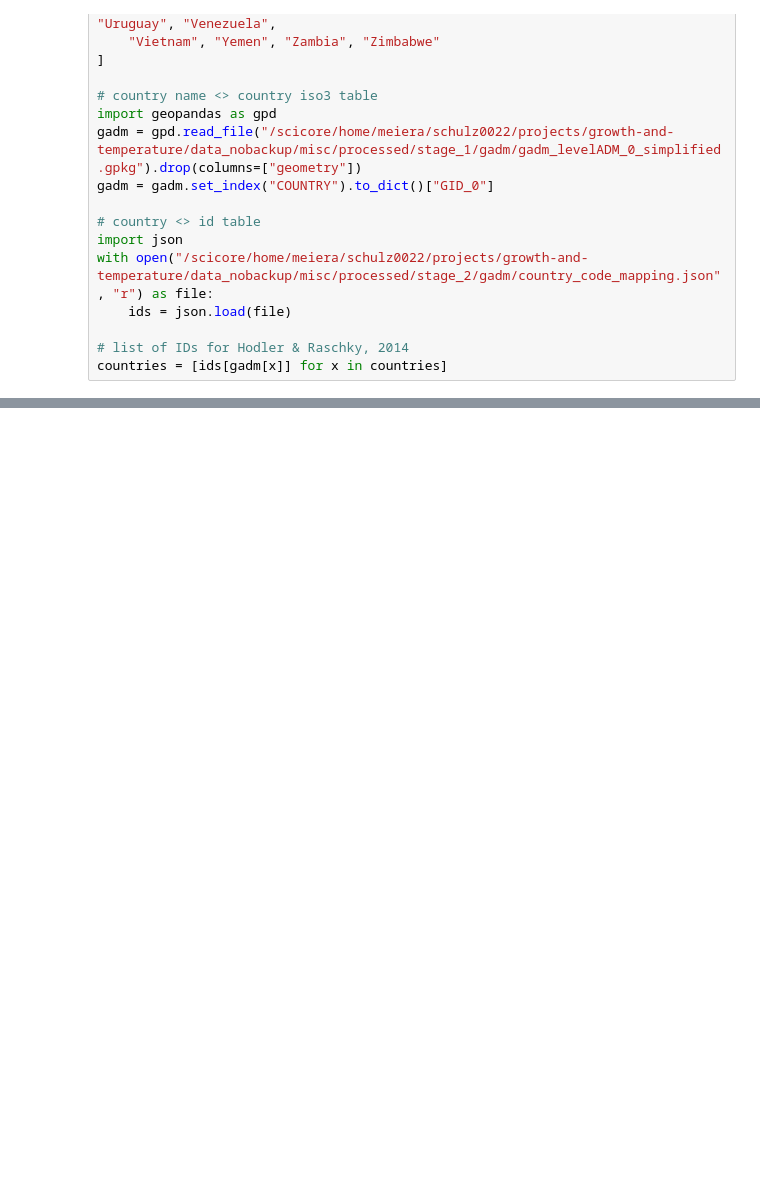
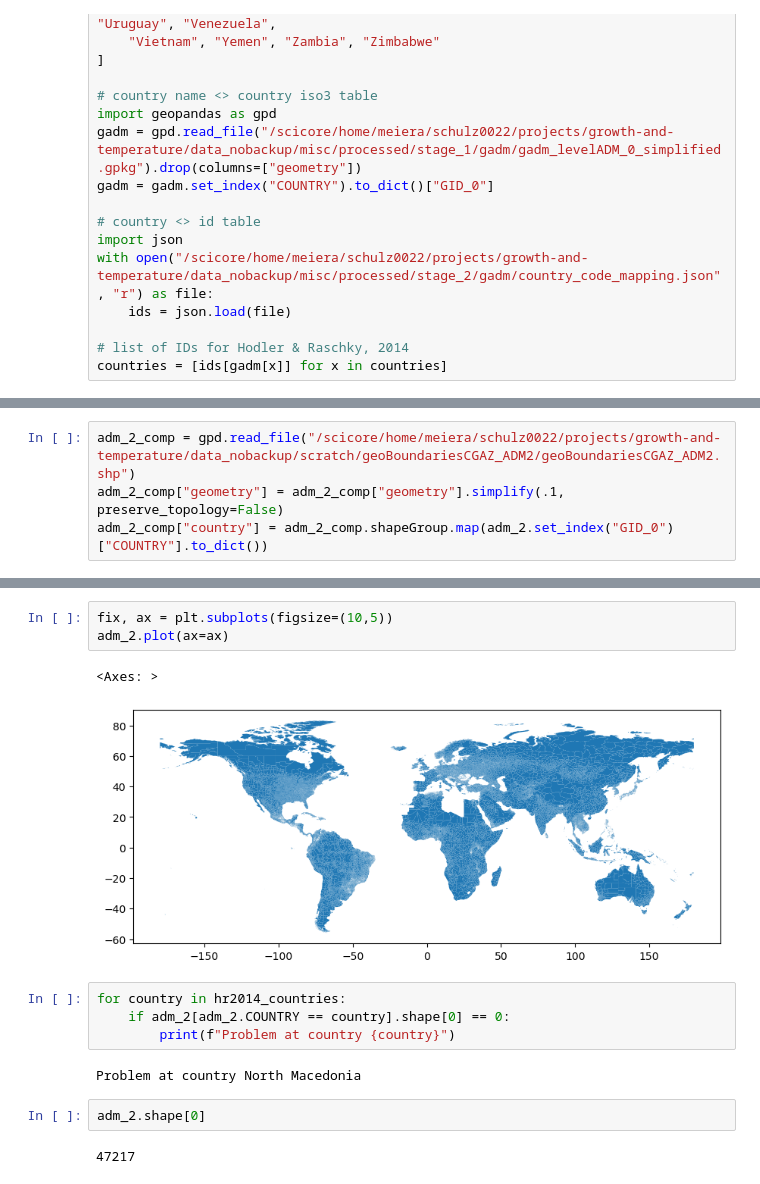
Before and after one commit to felixschulz385/growth-and-temperature, a Jupyter notebook: gnt/experiments/regfav.ipynb, the cells around one changed output, grey strips where cells are left out. Cells and saved outputs as stored; diff of their text form; blank space fills up the shorter version.

```diff
--- a/gnt/experiments/regfav.ipynb
+++ b/gnt/experiments/regfav.ipynb
@@ -47,0 +101,4 @@ countries = [ids[gadm[x]] for x in countries]
+# %%
+adm_2_comp = gpd.read_file("/scicore/home/meiera/schulz0022/projects/growth-and-temperature/data_nobackup/scratch/geoBoundariesCGAZ_ADM2/geoBoundariesCGAZ_ADM2.shp")
+adm_2_comp["geometry"] = adm_2_comp["geometry"].simplify(.1, preserve_topology=False)
+adm_2_comp["country"] = adm_2_comp.shapeGroup.map(adm_2.set_index("GID_0")["COUNTRY"].to_dict())
@@ -47,0 +126,16 @@ countries = [ids[gadm[x]] for x in countries]
+# %%
+fix, ax = plt.subplots(figsize=(10,5))
+adm_2.plot(ax=ax)
+# %% [output]
+<Axes: >
+[figure, added]
+# %%
+for country in hr2014_countries:
+    if adm_2[adm_2.COUNTRY == country].shape[0] == 0:
+        print(f"Problem at country {country}")
+# %% [output]
+Problem at country North Macedonia
+# %%
+adm_2.shape[0]
+# %% [output]
+47217
```
Also changed, not shown: parts of 11 cells of this notebook, 4 other files.
